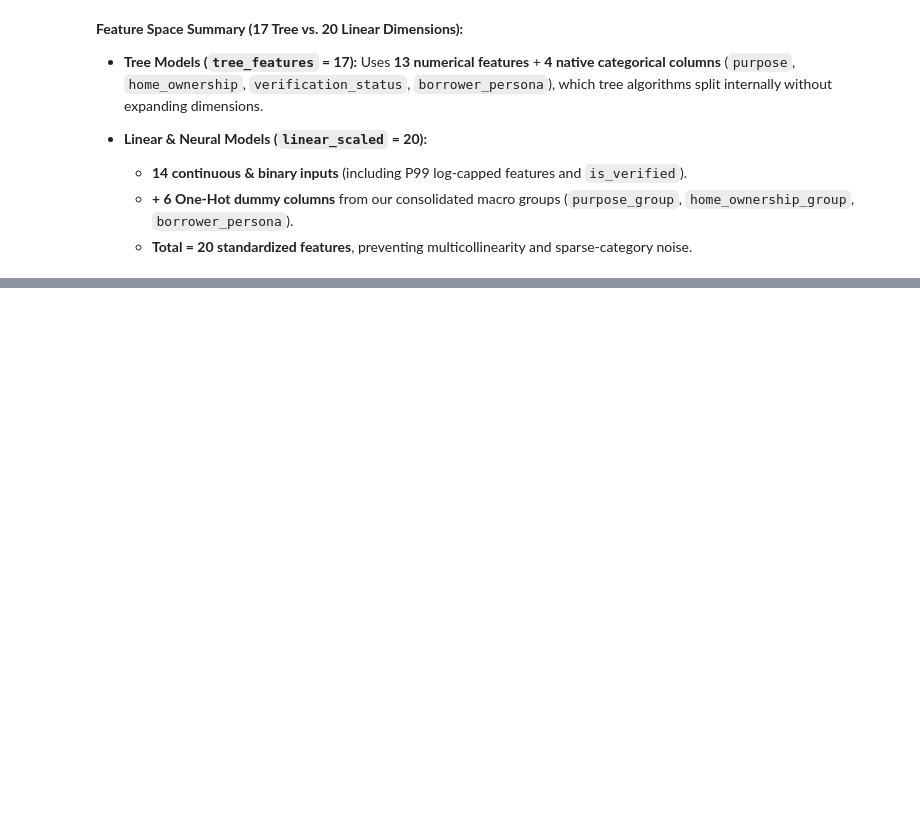
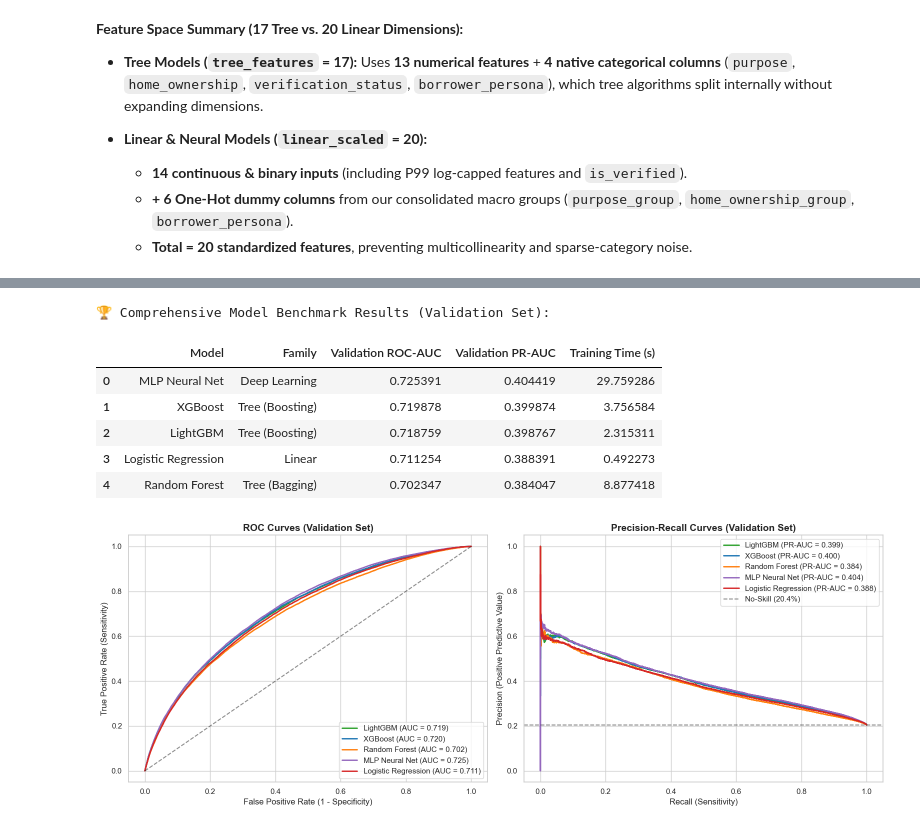
Before and after one commit to YonatanGafri/lending-club-mlops, a Jupyter notebook: Lending_Club_Project_Semifinal.ipynb, the cells around one changed output, grey strips where cells are left out. Saved outputs shown, nothing was run; the diff lists cells and outputs as text; code cells hidden in the pictures; blank space fills up the shorter version.

```diff
--- a/Lending_Club_Project_Semifinal.ipynb
+++ b/Lending_Club_Project_Semifinal.ipynb
@@ -1880,0 +1980,65 @@ This pipeline successfully transforms raw, imbalanced financial data into action
+# %%
+# ==============================================================================
+# 6.5 Comprehensive Benchmark Comparison & Diagnostic Curves
+# ==============================================================================
+import matplotlib.pyplot as plt
+from sklearn.metrics import roc_curve, precision_recall_curve
+
+# 1. Build Summary Comparison DataFrame
+benchmark_results = pd.DataFrame({
+    'Model': ['Logistic Regression', 'Random Forest', 'XGBoost', 'LightGBM', 'MLP Neural Net'],
+    'Family': ['Linear', 'Tree (Bagging)', 'Tree (Boosting)', 'Tree (Boosting)', 'Deep Learning'],
+    'Validation ROC-AUC': [lr_auc, rf_auc, xgb_auc, lgb_auc, mlp_auc],
+    'Validation PR-AUC': [lr_pr_auc, rf_pr_auc, xgb_pr_auc, lgb_pr_auc, mlp_pr_auc],
+    'Training Time (s)': [lr_time, rf_time, xgb_time, lgb_time, mlp_time]
+}).sort_values(by='Validation ROC-AUC', ascending=False).reset_index(drop=True)
+
+print("🏆 Comprehensive Model Benchmark Results (Validation Set):")
+display(benchmark_results.style.highlight_max(subset=['Validation ROC-AUC', 'Validation PR-AUC'], color='#d4edda'))
+
+# 2. Plot ROC and Precision-Recall Curves
+fig, axes = plt.subplots(1, 2, figsize=(16, 6))
+
+models_dict = {
+    'LightGBM': (y_val_prob_lgb, '#2ca02c'),
+    'XGBoost': (y_val_prob_xgb, '#1f77b4'),
+    'Random Forest': (y_val_prob_rf, '#ff7f0e'),
+    'MLP Neural Net': (y_val_prob_mlp, '#9467bd'),
+    'Logistic Regression': (y_val_prob_lr, '#d62728')
+}
+
+# Plot ROC Curves
+for name, (probs, color) in models_dict.items():
+    fpr, tpr, _ = roc_curve(y_val, probs)
+    auc_score = roc_auc_score(y_val, probs)
+    axes[0].plot(fpr, tpr, label=f"{name} (AUC = {auc_score:.3f})", color=color, linewidth=2)
+
+axes[0].plot([0, 1], [0, 1], 'k--', alpha=0.5)
+axes[0].set_title('ROC Curves (Validation Set)', fontsize=14, fontweight='bold')
+axes[0].set_xlabel('False Positive Rate (1 - Specificity)', fontsize=12)
+axes[0].set_ylabel('True Positive Rate (Sensitivity)', fontsize=12)
+axes[0].legend(loc='lower right', frameon=True)
+
+# Plot Precision-Recall Curves
+for name, (probs, color) in models_dict.items():
+    prec, rec, _ = precision_recall_curve(y_val, probs)
+    pr_score = average_precision_score(y_val, probs)
+    axes[1].plot(rec, prec, label=f"{name} (PR-AUC = {pr_score:.3f})", color=color, linewidth=2)
+
+axes[1].axhline(y=y_val.mean(), color='k', linestyle='--', alpha=0.5, label=f"No-Skill ({y_val.mean():.1%})")
+axes[1].set_title('Precision-Recall Curves (Validation Set)', fontsize=14, fontweight='bold')
+axes[1].set_xlabel('Recall (Sensitivity)', fontsize=12)
+axes[1].set_ylabel('Precision (Positive Predictive Value)', fontsize=12)
+axes[1].legend(loc='upper right', frameon=True)
+
+plt.tight_layout()
+plt.show()
+# %% [output]
+🏆 Comprehensive Model Benchmark Results (Validation Set):
+|  | Model | Family | Validation ROC-AUC | Validation PR-AUC | Training Time (s) |
+| 0 | MLP Neural Net | Deep Learning | 0.725391 | 0.404419 | 29.759286 |
+| 1 | XGBoost | Tree (Boosting) | 0.719878 | 0.399874 | 3.756584 |
+| 2 | LightGBM | Tree (Boosting) | 0.718759 | 0.398767 | 2.315311 |
+| 3 | Logistic Regression | Linear | 0.711254 | 0.388391 | 0.492273 |
+| 4 | Random Forest | Tree (Bagging) | 0.702347 | 0.384047 | 8.877418 |
+[figure, added]
```
Also changed, not shown: parts of 60 cells of this notebook, 2 other files.
